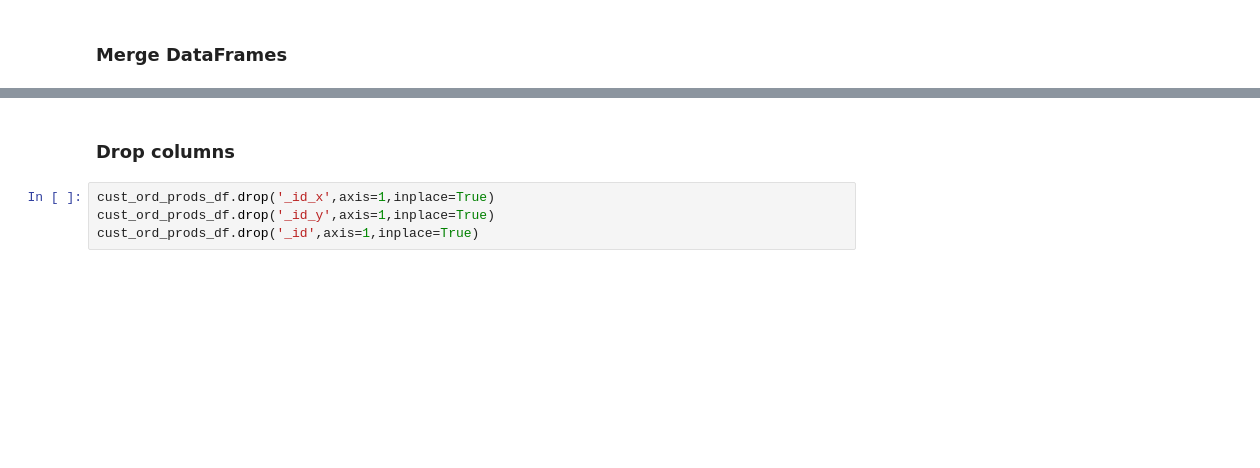
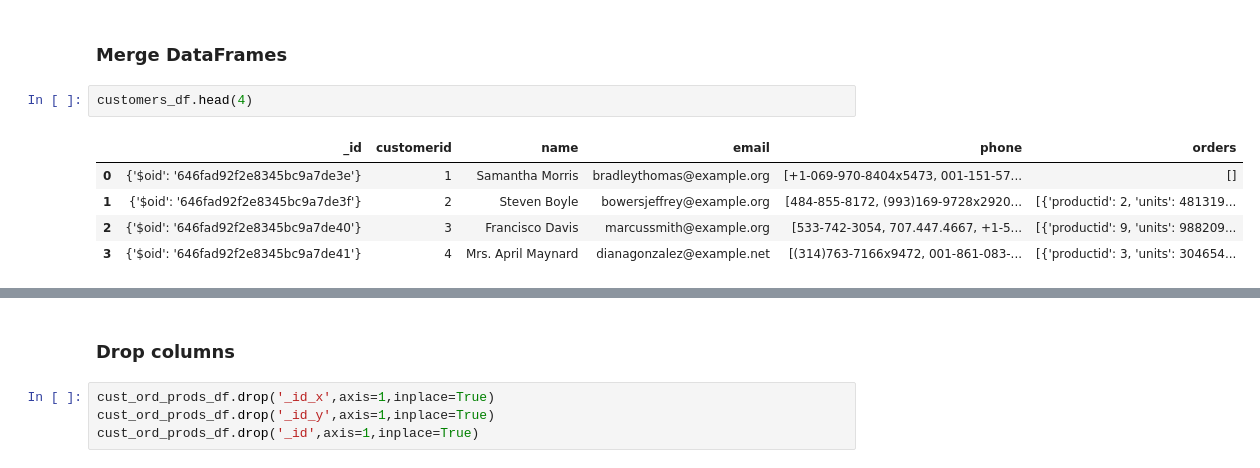
Before and after one commit to matthewpecsok/data_engineering, a Jupyter notebook: tutorials/de_nosql_databases_tutorial.ipynb, the cells around one changed output, grey strips where cells are left out. Cells and saved outputs as stored; diff of their text form; blank space fills up the shorter version.

```diff
--- a/tutorials/de_nosql_databases_tutorial.ipynb
+++ b/tutorials/de_nosql_databases_tutorial.ipynb
@@ -359,2 +438,10 @@ products_df.head(2)
 # %% [markdown]
 ### Merge DataFrames
+# %%
+customers_df.head(4)
+# %% [output]
+|  | _id | customerid | name | email | phone | orders |
+| 0 | {'$oid': '646fad92f2e8345bc9a7de3e'} | 1 | Samantha Morris | bradleythomas@example.org | [+1-069-970-8404x5473, 001-151-57... | [] |
+| 1 | {'$oid': '646fad92f2e8345bc9a7de3f'} | 2 | Steven Boyle | bowersjeffrey@example.org | [484-855-8172, (993)169-9728x2920... | [{'productid': 2, 'units': 481319... |
+| 2 | {'$oid': '646fad92f2e8345bc9a7de40'} | 3 | Francisco Davis | marcussmith@example.org | [533-742-3054, 707.447.4667, +1-5... | [{'productid': 9, 'units': 988209... |
+| 3 | {'$oid': '646fad92f2e8345bc9a7de41'} | 4 | Mrs. April Maynard | dianagonzalez@example.net | [(314)763-7166x9472, 001-861-083-... | [{'productid': 3, 'units': 304654... |
```
Also changed, not shown: parts of 62 cells of this notebook.
